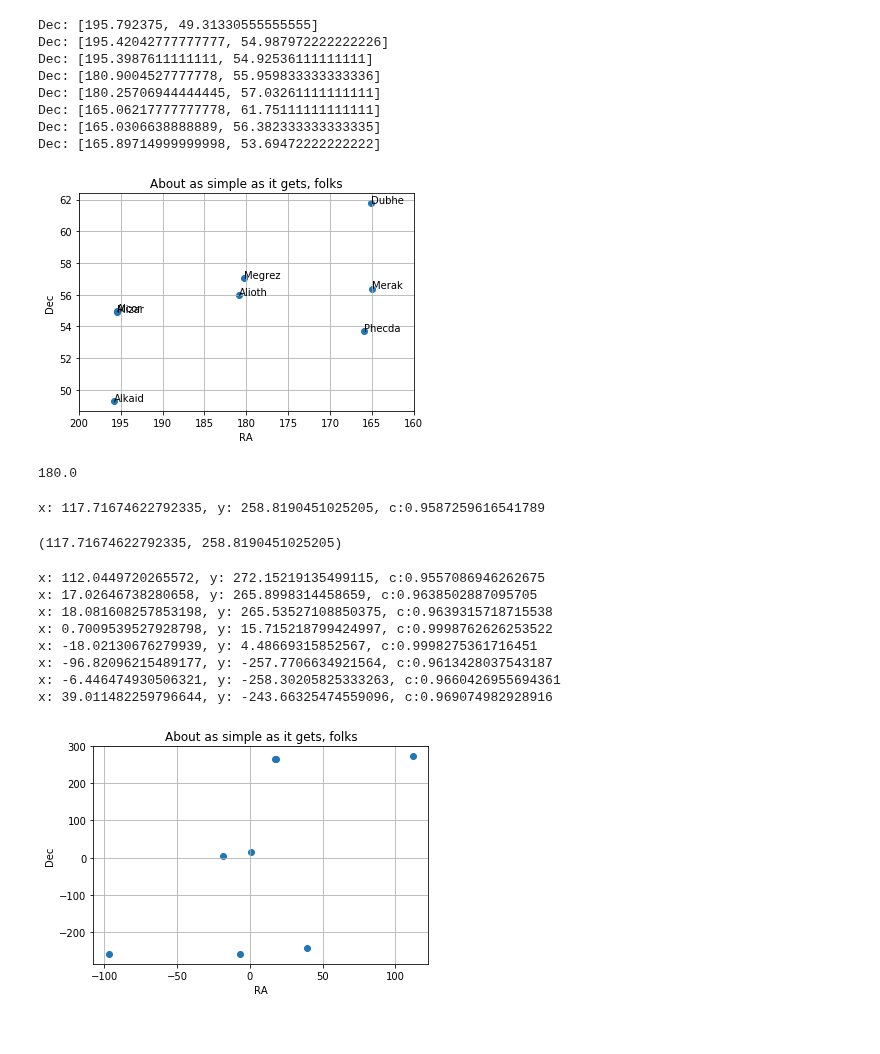
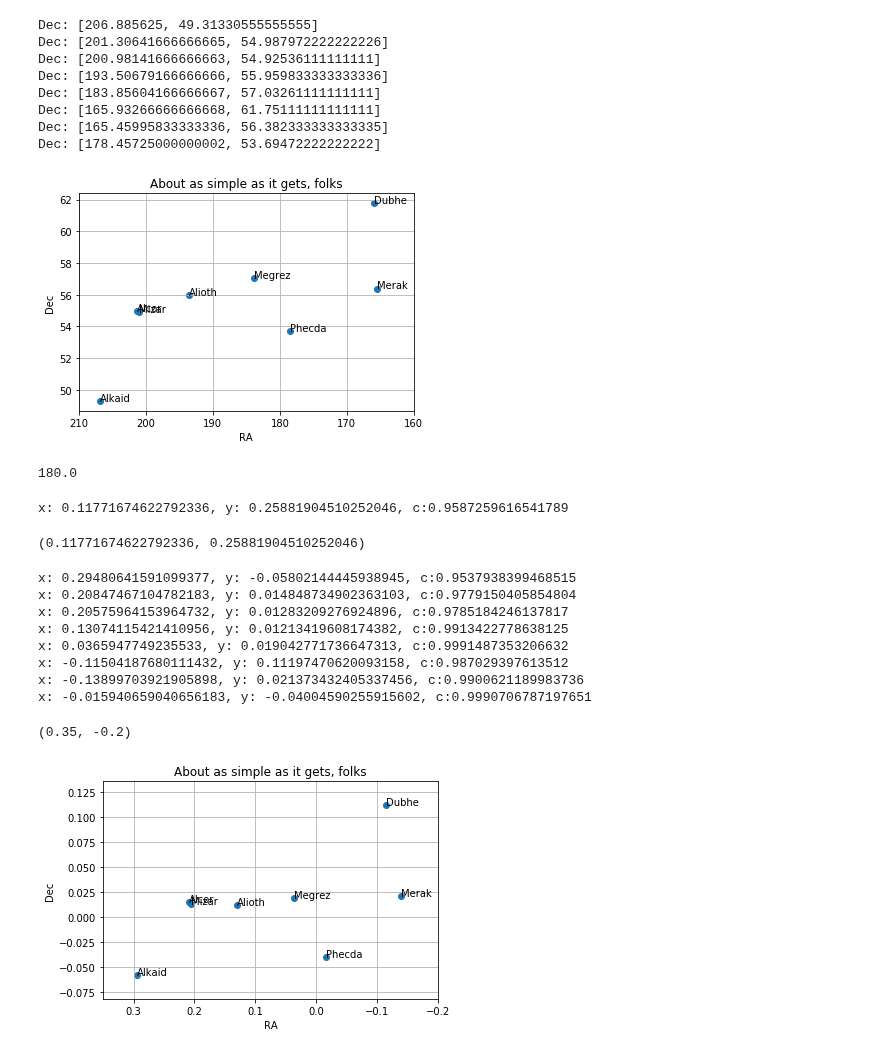
Before and after one commit to Hansastro/Astrolight, a Jupyter notebook: Coordinate.ipynb, the cells around one changed output. Cells and saved outputs as stored; diff of their text form; code cells hidden in the pictures.

Commit message:
Correct the orthographic projection

```diff
--- a/Coordinate.ipynb
+++ b/Coordinate.ipynb
@@ -25,11 +25,9 @@ def convert_RA_to_Num(value):
         coordonate = {}
         for i in ['hour', 'minute', 'second']:
             coordonate[i] = float(result.group(i)) if result.group(i) is not None else 0
+        res = coordonate['hour'] + (coordonate['minute'] / 60) + (coordonate['second'] / 3600)
         if result.group('unit') in ['h', 'H']:
-            degree = coordonate['hour'] * 360 / 24
-        else:
-            degree = coordonate['hour']
-        res = degree + (coordonate['minute'] / 60) + (coordonate['second'] / 3600)
+            res = res * 360 / 24
     else:
         res = None
 
@@ -58,14 +56,14 @@ for i, txt in enumerate(df['Common Name']):
     #print(i)
     print('Dec: {}'.format(df.iloc[i][['RA_Num','Dec_Num']].values.tolist()))
 # %% [output]
-Dec: [195.792375, 49.31330555555555]
-Dec: [195.42042777777777, 54.987972222222226]
-Dec: [195.3987611111111, 54.92536111111111]
-Dec: [180.9004527777778, 55.959833333333336]
-Dec: [180.25706944444445, 57.03261111111111]
-Dec: [165.06217777777778, 61.75111111111111]
-Dec: [165.0306638888889, 56.382333333333335]
-Dec: [165.89714999999998, 53.69472222222222]
+Dec: [206.885625, 49.31330555555555]
+Dec: [201.30641666666665, 54.987972222222226]
+Dec: [200.98141666666663, 54.92536111111111]
+Dec: [193.50679166666666, 55.959833333333336]
+Dec: [183.85604166666667, 57.03261111111111]
+Dec: [165.93266666666668, 61.75111111111111]
+Dec: [165.45995833333336, 56.382333333333335]
+Dec: [178.45725000000002, 53.69472222222222]
 # %%
 # Data for plotting
 fig, ax = plt.subplots()
@@ -79,20 +77,20 @@ for i, txt in enumerate(df['Common Name']):
     ax.annotate(txt, df.iloc[i][['RA_Num','Dec_Num']].values.tolist())
 
 #fig.savefig("test.png")
-plt.xlim(200, 160)
+plt.xlim(210, 160)
 #plt.ylim(63, 45)
 
 
 plt.show()
 # %% [output]
-[figure, old version]
+[figure, new version]
 # %%
 12*360/24
 # %% [output]
 180.0
 # %%
 def orthographic_Projection(point0, point):
-    R = 1000
+    R = 1
     lat = point[0] * math.pi / 180
     long = point[1] * math.pi / 180
     lat0 = point0[0] * math.pi / 180
@@ -103,28 +101,28 @@ def orthographic_Projection(point0, point):
     c = math.sin(lat0) * math.sin(lat) + math.cos(lat0) * math.cos(lat) * math.cos(long - long0)
 
     print(f"x: {x}, y: {y}, c:{c}")
-    #if c >= 0:
-    return (x,y)
-    #else:
-    #    return None
+    if c >= 0:
+        return (x,y)
+    else:
+        return None
 # %%
 orthographic_Projection((180,56), (195,49))
 # %% [output]
-x: 117.71674622792335, y: 258.8190451025205, c:0.9587259616541789
+x: 0.11771674622792336, y: 0.25881904510252046, c:0.9587259616541789
-(117.71674622792335, 258.8190451025205)
+(0.11771674622792336, 0.25881904510252046)
 # %%
 points = []
 for i in df.iterrows():
-    points.append(orthographic_Projection((180,56), (i[1]['RA_Num'], i[1]['Dec_Num'])))
+    points.append(orthographic_Projection((56,180), (i[1]['Dec_Num'], i[1]['RA_Num'])))
 # %% [output]
-x: 112.0449720265572, y: 272.15219135499115, c:0.9557086946262675
-x: 17.02646738280658, y: 265.8998314458659, c:0.9638502887095705
-x: 18.081608257853198, y: 265.53527108850375, c:0.9639315718715538
-x: 0.7009539527928798, y: 15.715218799424997, c:0.9998762626253522
-x: -18.02130676279939, y: 4.48669315852567, c:0.9998275361716451
-x: -96.82096215489177, y: -257.7706634921564, c:0.9613428037543187
-x: -6.446474930506321, y: -258.30205825333263, c:0.9660426955694361
-x: 39.011482259796644, y: -243.66325474559096, c:0.969074982928916
+x: 0.29480641591099377, y: -0.05802144445938945, c:0.9537938399468515
+x: 0.20847467104782183, y: 0.014848734902363103, c:0.9779150405854804
+x: 0.20575964153964732, y: 0.01283209276924896, c:0.9785184246137817
+x: 0.13074115421410956, y: 0.01213419608174382, c:0.9913422778638125
+x: 0.0365947749235533, y: 0.019042771736647313, c:0.9991487353206632
+x: -0.11504187680111432, y: 0.11197470620093158, c:0.987029397613512
+x: -0.13899703921905898, y: 0.021373432405337456, c:0.9900621189983736
+x: -0.015940659040656183, y: -0.04004590255915602, c:0.9990706787197651
 # %%
 x = []
 y = []
@@ -134,17 +132,18 @@ for p in points:
 # %%
 # Data for plotting
 fig, ax = plt.subplots()
 ax.scatter(x, y)
 
 ax.set(xlabel='RA', ylabel='Dec',
        title='About as simple as it gets, folks')
 ax.grid()
 
-#for i, txt in enumerate(df['Common Name']):
-#    ax.annotate(txt, df.iloc[i][['RA_Num','Dec_Num']].values.tolist())
+for i, txt in enumerate(df['Common Name']):
+    ax.annotate(txt, (x[i], y[i]))
 
 #fig.savefig("test.png")
-#plt.xlim(0.11, -0.11)
+plt.xlim(0.35, -0.20)
 #plt.ylim(63, 45)
 # %% [output]
+(0.35, -0.2)
-[figure, old version]
+[figure, new version]
```
Also changed, not shown: parts of 3 cells of this notebook.
